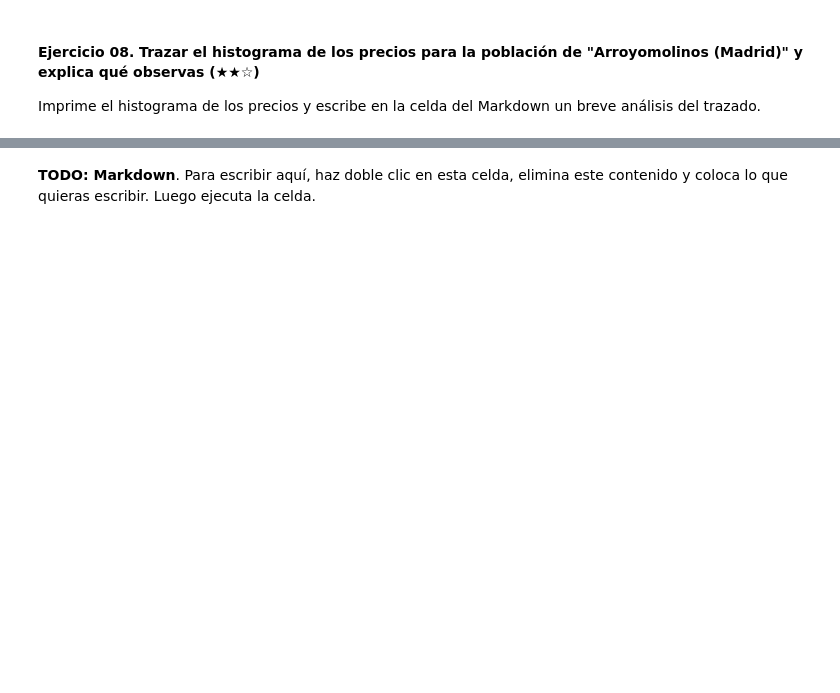
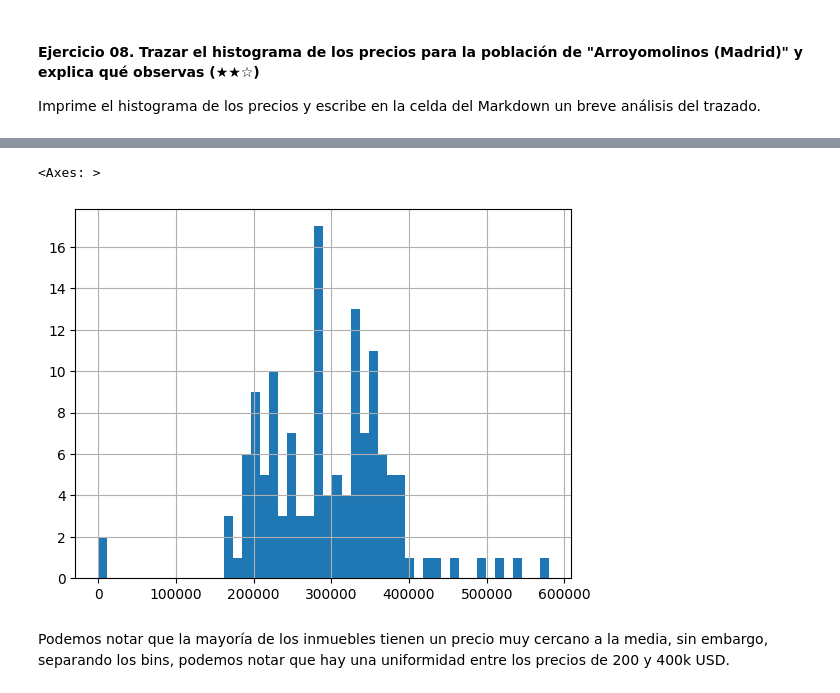
Before and after one commit to wer1ix/data-clean-up-pandas-for-beginners-project, a Jupyter notebook: project.es.ipynb, the cells around one changed output, grey strips where cells are left out. Saved outputs shown, nothing was run; the diff lists cells and outputs as text; code cells hidden in the pictures; blank space fills up the shorter version.

```diff
--- a/project.es.ipynb
+++ b/project.es.ipynb
@@ -145,2 +263,7 @@ import matplotlib.pyplot as plt
+# %%
+ds[ds['level5'] == 'Arroyomolinos (Madrid)']['price'].hist(bins=50)
+# %% [output]
+<Axes: >
+[figure, added]
 # %% [markdown]
-**TODO: Markdown**. Para escribir aquí, haz doble clic en esta celda, elimina este contenido y coloca lo que quieras escribir. Luego ejecuta la celda.
+Podemos notar que la mayoría de los inmuebles tienen un precio muy cercano a la media, sin embargo, separando los bins, podemos notar que hay una uniformidad entre los precios de 200 y 400k USD.
```
Also changed, not shown: parts of 19 cells of this notebook.
